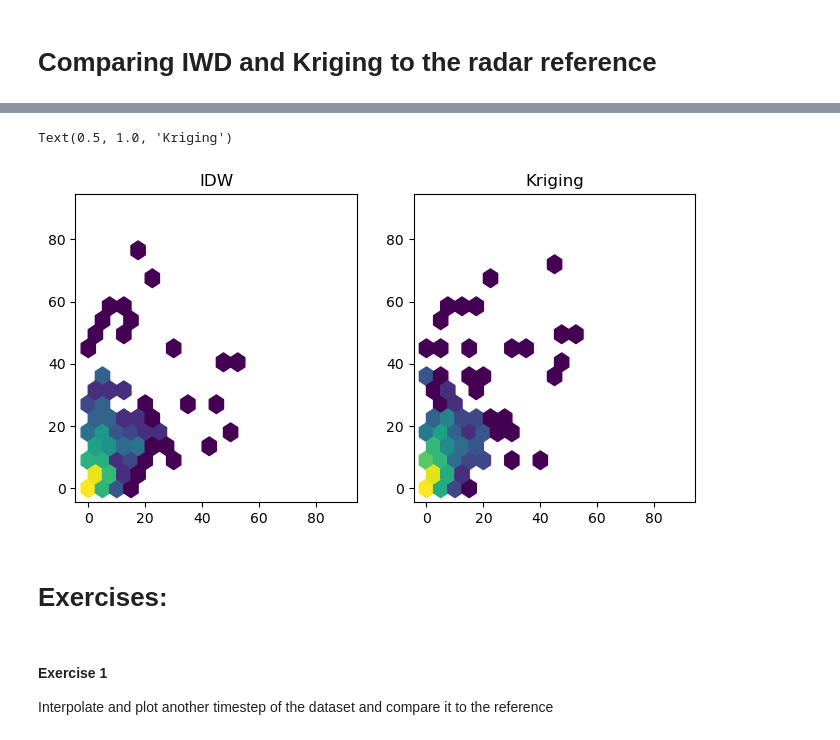
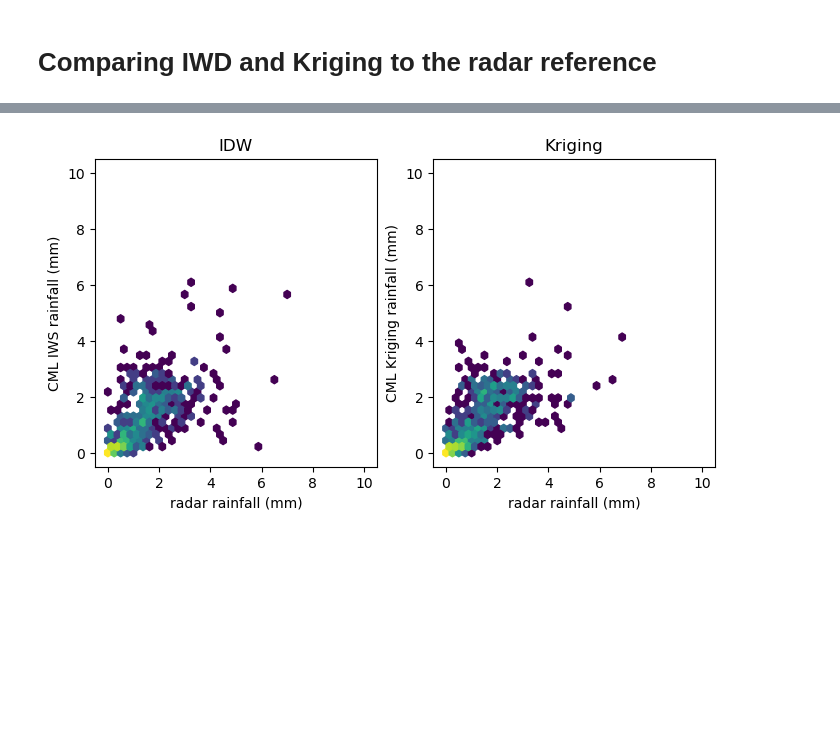
Before and after one commit to OpenSenseAction/cml_method_benchmarking, a Jupyter notebook: notebooks/Compare_spatial_reconstruction_methods.ipynb, the cells around one changed output, grey strips where cells are left out. Cells and saved outputs as stored; diff of their text form; code cells hidden in the pictures; blank space fills up the shorter version.

```diff
--- a/notebooks/Compare_spatial_reconstruction_methods.ipynb
+++ b/notebooks/Compare_spatial_reconstruction_methods.ipynb
@@ -98,6 +96,6 @@ R_grid_idw = idw_interpolator(
 )
 # %%
-radar_ref['R_grid_idw'] = (('y', 'x'), R_grid_idw)
+ds_radar['R_grid_idw'] = (('y', 'x'), R_grid_idw)
 # %% [markdown]
 ### 5.2 Ordinary Kriging
 # %%
@@ -113,11 +111,11 @@ R_grid_kriging = kriging_interpolator(
     x=cmls_1h.lon_center.where(~np.isnan(cmls_1h.sel(time=time)), drop = True),
     y=cmls_1h.lat_center.where(~np.isnan(cmls_1h.sel(time=time)), drop = True),
     z=cmls_1h.sel(time=time).where(~np.isnan(cmls_1h.sel(time=time)), drop = True),  # <----- rainfall values
-    xgrid=radar_ref.lon.values,  # <--------- target grid x coordinates
-    ygrid=radar_ref.lat.values,  # <--------- target grid y coordinates
+    xgrid=ds_radar.lon.values,  # <--------- target grid x coordinates
+    ygrid=ds_radar.lat.values,  # <--------- target grid y coordinates
 )
 # %%
-radar_ref['R_grid_kriging'] = (('y', 'x'), R_grid_kriging)
+ds_radar['R_grid_kriging'] = (('y', 'x'), R_grid_kriging)
 # %% [markdown]
 ### Plot IDW and Kriging results
 # %%
@@ -187,7 +133,7 @@ ax[2].set_title('radar reference');
 # Comparing IWD and Kriging to the radar reference
 # %%
 # crop the radar and estimated rainfall fields so that we compare the interpolated pixels
-radar_ref_crop = radar_ref.isel(x = slice(10, 30), y = slice(10, 40))
+radar_ref_crop = ds_radar.isel(x = slice(10, 30), y = slice(10, 40))
 # %%
 # such a 2-d array can be visulaized with matplotlibs pcolormesh function
 fig, ax = plt.subplots(1, 3, figsize = (4*3, 4))
@@ -237,27 +182,26 @@ Text(0.5, 1.0, 'radar reference')
 # %%
 fig, ax = plt.subplots(1, 2, figsize= (8, 4))
 ax[0].hexbin(
     radar_ref_crop.R.sel(time = time, method = 'nearest').values,
     radar_ref_crop.R_grid_idw.values,
     bins = 'log',
-    gridsize = 18,
-    extent = (0, 90, 0, 90),
+    gridsize = 40,
+    extent = (0, 10, 0, 10),
 
 )
 ax[0].set_title('IDW')
+ax[0].set_xlabel("radar rainfall (mm)")
+ax[0].set_ylabel("CML IWS rainfall (mm)")
+
 ax[1].hexbin(
     radar_ref_crop.R.sel(time = time, method = 'nearest').values,
     radar_ref_crop.R_grid_kriging.values,
     bins = 'log',
-    gridsize = 18,
-    extent = (0, 90, 0, 90),
+    gridsize = 40,
+    extent = (0, 10, 0, 10),
 )
+ax[1].set_xlabel("radar rainfall (mm)")
+ax[1].set_ylabel("CML Kriging rainfall (mm)")
 ax[1].set_title('Kriging');
 # %% [output]
-Text(0.5, 1.0, 'Kriging')
-[figure, old version]
+[figure, new version]
-# %% [markdown]
-# Exercises:
-# %% [markdown]
-#### Exercise 1
-Interpolate and plot another timestep of the dataset and compare it to the reference
```
Also changed, not shown: parts of 8 cells of this notebook.
